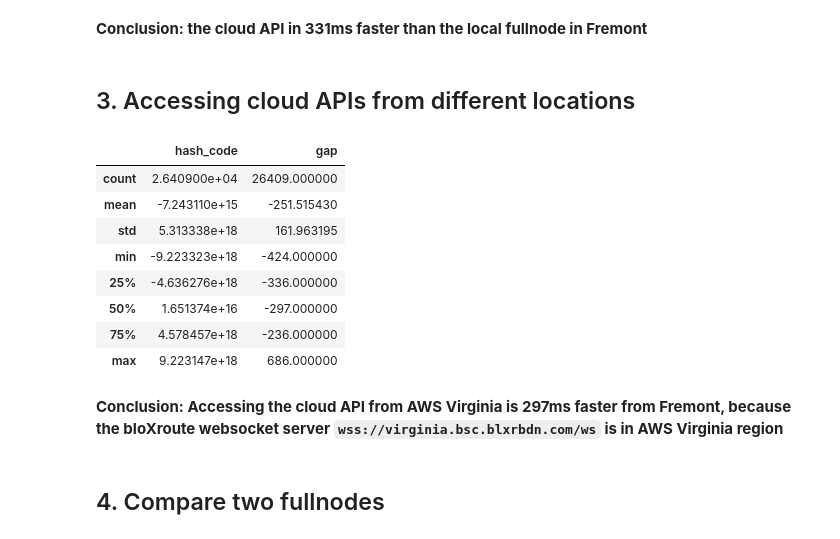
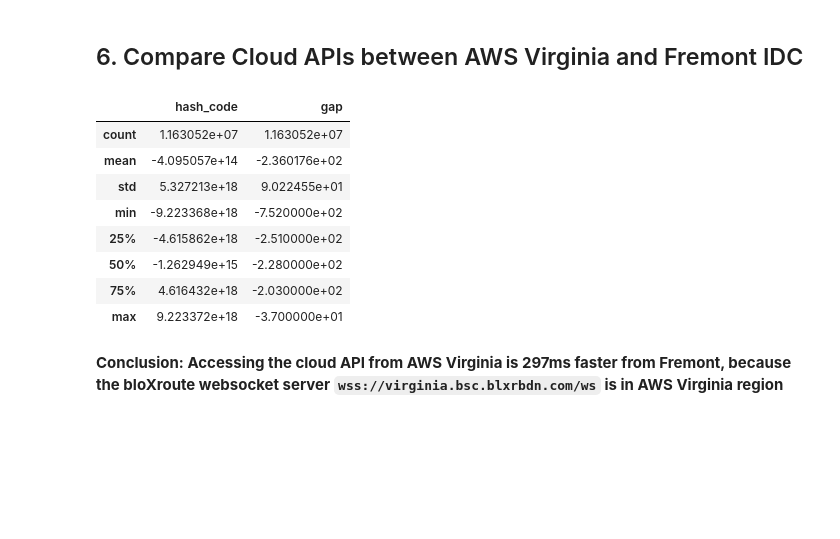
Before and after one commit to crypto-crawler/fullnode-benchmarks, a Jupyter notebook: notebooks/pair-reserve-speed.ipynb, the cells around one changed output. Drawn from its saved outputs; the diff is of its cells as text; code cells hidden in the pictures; blank space fills up the shorter version.

```diff
--- a/notebooks/pair-reserve-speed.ipynb
+++ b/notebooks/pair-reserve-speed.ipynb
@@ -21,12 +50,23 @@ pd.io.json._json.loads = lambda s, *a, **kw: json.loads(s)
 # %%
 def read_timestamp(file: str) -> Dict[int, int]:
     result: Dict[str, int] = {}  # hash -> received_at
-    f_in = gzip.open(file, "rt") if file.endswith('.json.gz') else open(file, "rt")
+    f_in = None
+    if file.endswith('.json'):
+        f_in = open(file, "rt")
+    elif file.endswith('.json.gz'):
+        f_in = gzip.open(file, "rt")
+    elif file.endswith('.json.xz'):
+        f_in = lzma.open(file, "rt")
+    else:
+        raise ValueError(file)
     with f_in:
         for line in f_in:
-            obj = json.loads(line)
-            hash_code = hash(obj['pair'] + obj['reserve0'] + obj['reserve1'] + str(obj['block_number']))
-            result[hash_code] = obj['received_at']
+            try:
+                obj = json.loads(line)
+                hash_code = hash(obj['pair'] + obj['reserve0'] + obj['reserve1'] + str(obj['block_number']) + str(obj['block_timestamp_last']))
+                result[hash_code] = obj['received_at']
+            except JSONDecodeError as ex:
+                pass # ignore malformed lines
     return result
 # %%
 def compare_timestamp(file1: str, file2: str) -> pd.DataFrame:
@@ -79,20 +233,16 @@ compare_timestamp('./data/bloxroute-pair-reserve-cloud-virginia.json.gz', './dat
-# %% [markdown]
-**Conclusion: the cloud API in 331ms faster than the local fullnode in Fremont**
 # %% [markdown]
-## 3. Accessing cloud APIs from different locations
+## 6. Compare Cloud APIs between AWS Virginia and Fremont IDC
 # %%
-compare_timestamp('./data/bloxroute-pair-reserve-cloud-virginia.json.gz', './data/bloxroute-pair-reserve-cloud-fremont.json.gz').describe()
+compare_timestamp('./data/bloxroute-pair-reserve-cloud-virginia.json.xz', './data/bloxroute-pair-reserve-cloud-fremont.json.xz').describe()
 # %% [output]
 |  | hash_code | gap |
-| count | 2.640900e+04 | 26409.000000 |
-| mean | -7.243110e+15 | -251.515430 |
-| std | 5.313338e+18 | 161.963195 |
-| min | -9.223323e+18 | -424.000000 |
-| 25% | -4.636276e+18 | -336.000000 |
-| 50% | 1.651374e+16 | -297.000000 |
-| 75% | 4.578457e+18 | -236.000000 |
-| max | 9.223147e+18 | 686.000000 |
+| count | 1.163052e+07 | 1.163052e+07 |
+| mean | -4.095057e+14 | -2.360176e+02 |
+| std | 5.327213e+18 | 9.022455e+01 |
+| min | -9.223368e+18 | -7.520000e+02 |
+| 25% | -4.615862e+18 | -2.510000e+02 |
+| 50% | -1.262949e+15 | -2.280000e+02 |
+| 75% | 4.616432e+18 | -2.030000e+02 |
+| max | 9.223372e+18 | -3.700000e+01 |
 # %% [markdown]
 **Conclusion: Accessing the cloud API from AWS Virginia is 297ms faster from Fremont, because the bloXroute websocket server `wss://virginia.bsc.blxrbdn.com/ws` is in AWS Virginia region**
-# %% [markdown]
-## 4. Compare two fullnodes
```
Also changed, not shown: parts of 26 cells of this notebook, 14 other files.
